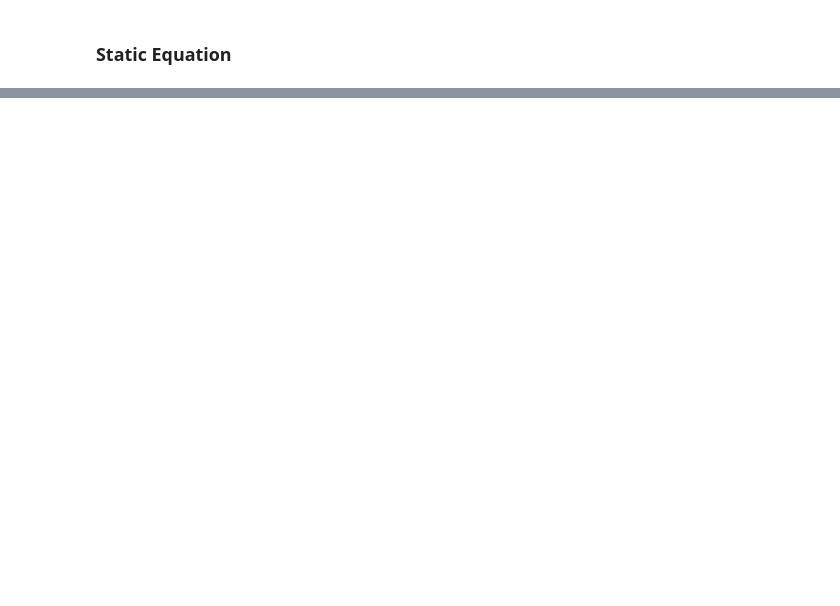
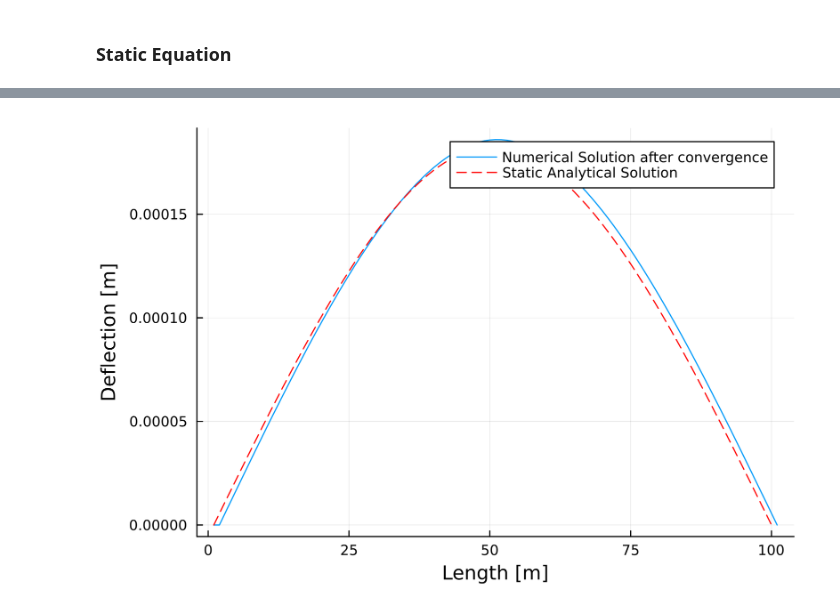
Before and after one commit to tdrAndrei/BusDoor_modeling2023, a Jupyter notebook: src/PointMassSystem.ipynb, the cells around one changed output, grey strips where cells are left out. Saved outputs shown, nothing was run; the diff lists cells and outputs as text; code cells hidden in the pictures; blank space fills up the shorter version.

```diff
--- a/src/PointMassSystem.ipynb
+++ b/src/PointMassSystem.ipynb
@@ -167,5 +174,6 @@ p = Beam.BeamProblem(
     f=DynamicEq.point_load(500)
 )
 
-sol = Beam.dynamic_eq_numerical(p, (0, 1.0))
+sol = Beam.dynamic_eq_numerical(p, (0, 5.0))
+Beam.animate_sol(sol)
 # %% [output]
@@ -173,0 +183,6 @@ WARNING: replacing module DynamicEq.
+# %%
+u_stable = (sol.u[end])[p.N:end]
+plot(u_stable, label="Numerical Solution after convergence", xlabel="Length [m]", ylabel="Deflection [m]", show=true, dpi=300)
+plot!(uA, label="Static Analytical Solution", linestyle=:dash, color=:red, show=true, dpi=300)
+# %% [output]
+[figure, added]
```
Also changed, not shown: parts of 7 cells of this notebook.
